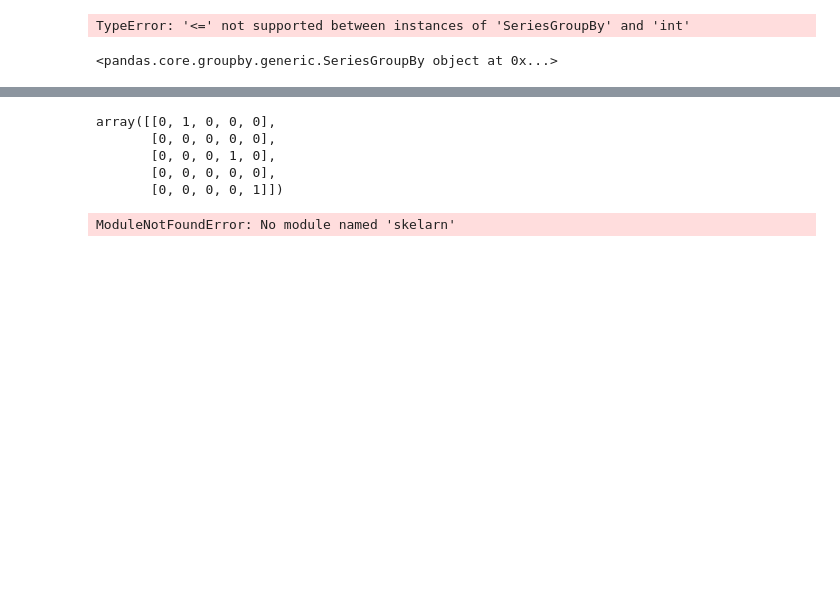
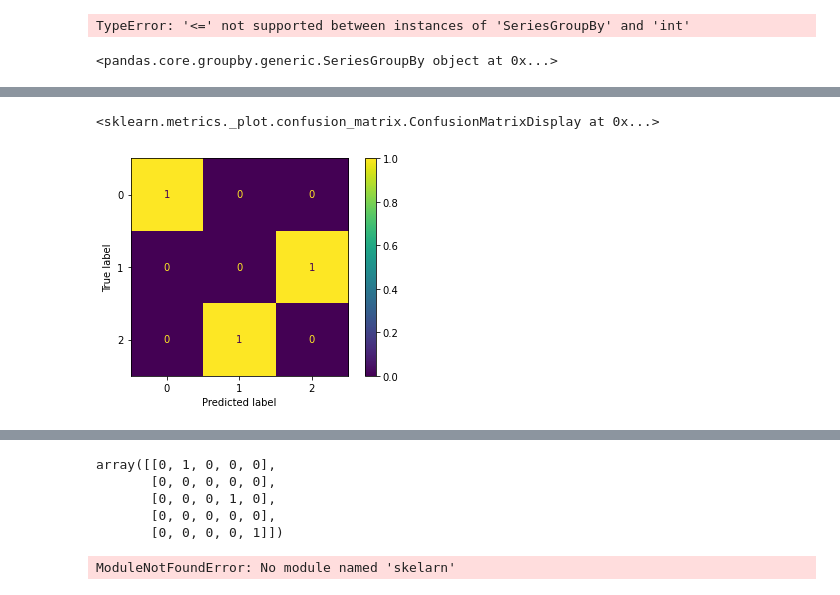
Before and after one commit to fhrzn/dss-hortikultura, a Jupyter notebook: notebook/confusion-matrix-confuse-tenan.ipynb, the cells around one changed output, grey strips where cells are left out. Saved outputs shown, nothing was run; the diff lists cells and outputs as text; code cells hidden in the pictures; blank space fills up the shorter version.

```diff
--- a/notebook/confusion-matrix-confuse-tenan.ipynb
+++ b/notebook/confusion-matrix-confuse-tenan.ipynb
@@ -84,0 +106,3 @@ y_true = ["Bawang Merah", "Cabai Merah", "Terung"]
+# %%
+y_predict = ["Bayam","Sawi","Bawang Merah","Kangkung","Terung","Buncis","Brokoli","Kubis","Cabai Merah","Cabai Rawit","Tomat","Wortel","Kentang","Kacang Panjang"]
+y_true = ["cabai merah", "brokoli", "sawi"]
@@ -84,0 +129,2 @@ y_true = ["Bawang Merah", "Cabai Merah", "Terung"]
+# %%
+y_predict = [i.lower() for i in y_predict if i.lower() in y_true]
@@ -84,0 +147,6 @@ y_true = ["Bawang Merah", "Cabai Merah", "Terung"]
+# %%
+d = ConfusionMatrixDisplay(confusion_matrix=confusion_matrix(y_true, y_predict))
+d.plot()
+# %% [output]
+<sklearn.metrics._plot.confusion_matrix.ConfusionMatrixDisplay at 0x...>
+[figure, added]
```
Also changed, not shown: parts of 20 cells of this notebook, 7 other files.
